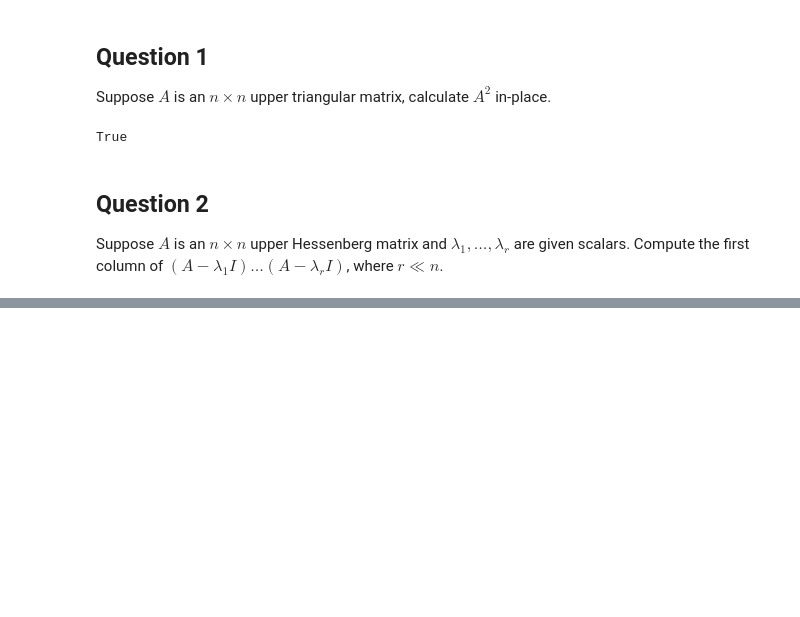
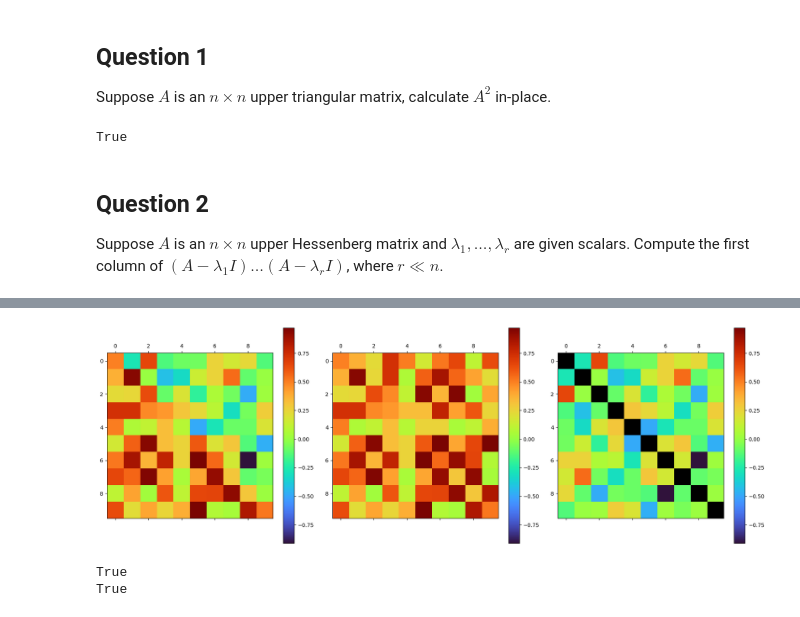
Before and after one commit to wang-xianghao/Matrix-Computations-Algorithms, a Jupyter notebook: exercises/Exercise 1.2.ipynb, the cells around one changed output, grey strips where cells are left out. Drawn from its saved outputs; the diff is of its cells as text; code cells hidden in the pictures; blank space fills up the shorter version.

```diff
--- a/exercises/Exercise 1.2.ipynb
+++ b/exercises/Exercise 1.2.ipynb
@@ -64,0 +96,43 @@ plot_matrices([A, y_correct[:, np.newaxis], y[:, np.newaxis]], (1, 3), (12, 4))
+# %%
+# Create the Hermitian structure
+n = 10
+B_low = np.tril(np.random.rand(n, n)) # B: i >= j
+C_high = np.triu(np.random.randn(n, n), 1) * 0.3 # C: i < J
+A_herm = B_low + C_high
+B = np.tril(B_low, -1) + B_low.T
+C = C_high + C_high.T
+
+plot_matrices([A_herm, B, C], (1, 3), (18, 6))
+# %% [output]
+[figure, added]
+# %%
+def hermitian_saxpy(A_herm, x_re, x_im):
+    n = A_herm.shape[0]
+    z_re, z_im = np.zeros(n), np.zeros(n)
+
+    for i in range(n):
+        for j in range(i + 1): # j <= i
+            z_re[i] = z_re[i] + A_herm[i, j] * x_re[j]
+            z_im[i] = z_im[i] + A_herm[i, j] * x_im[j]
+            if i != j:
+                z_re[j] = z_re[j] + A_herm[i, j] * x_re[i]
+                z_im[j] = z_im[j] + A_herm[i, j] * x_im[i]
+        for j in range(i + 1, n): # j > i
+            z_re[i] = z_re[i] - A_herm[i, j] * x_im[j]
+            z_im[i] = z_im[i] + A_herm[i, j] * x_re[j]
+            z_re[j] = z_re[j] - A_herm[i, j] * x_im[i]
+            z_im[j] = z_im[j] + A_herm[i, j] * x_re[i]
+
+    return z_re, z_im
+
+x_re = np.random.rand(n)
+x_im = np.random.rand(n)
+z_re_correct = B @ x_re - C @ x_im
+z_im_correct = B @ x_im + C @ x_re
+z_re, z_im = hermitian_saxpy(A_herm, x_re, x_im)
+
+print(np.allclose(z_re_correct, z_re))
+print(np.allclose(z_im_correct, z_im))
+# %% [output]
+True
+True
```
Also changed, not shown: parts of 18 cells of this notebook.
